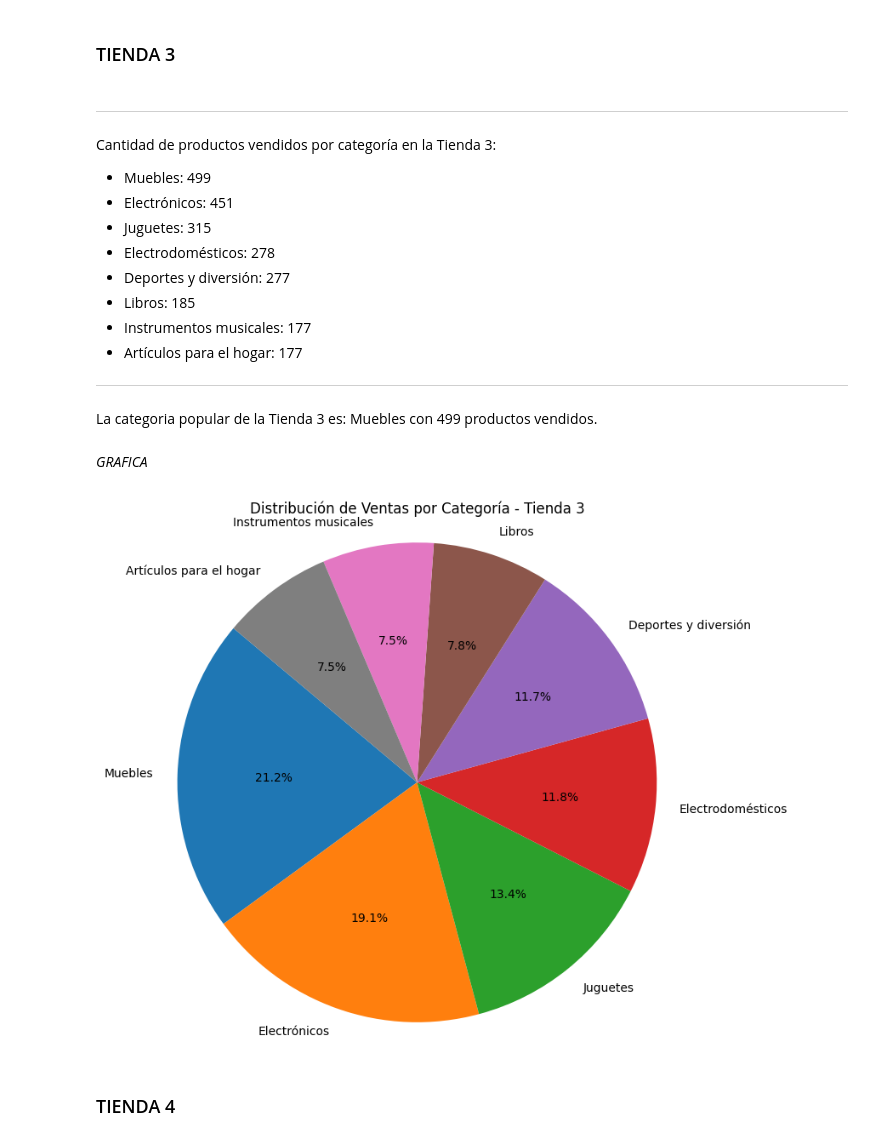
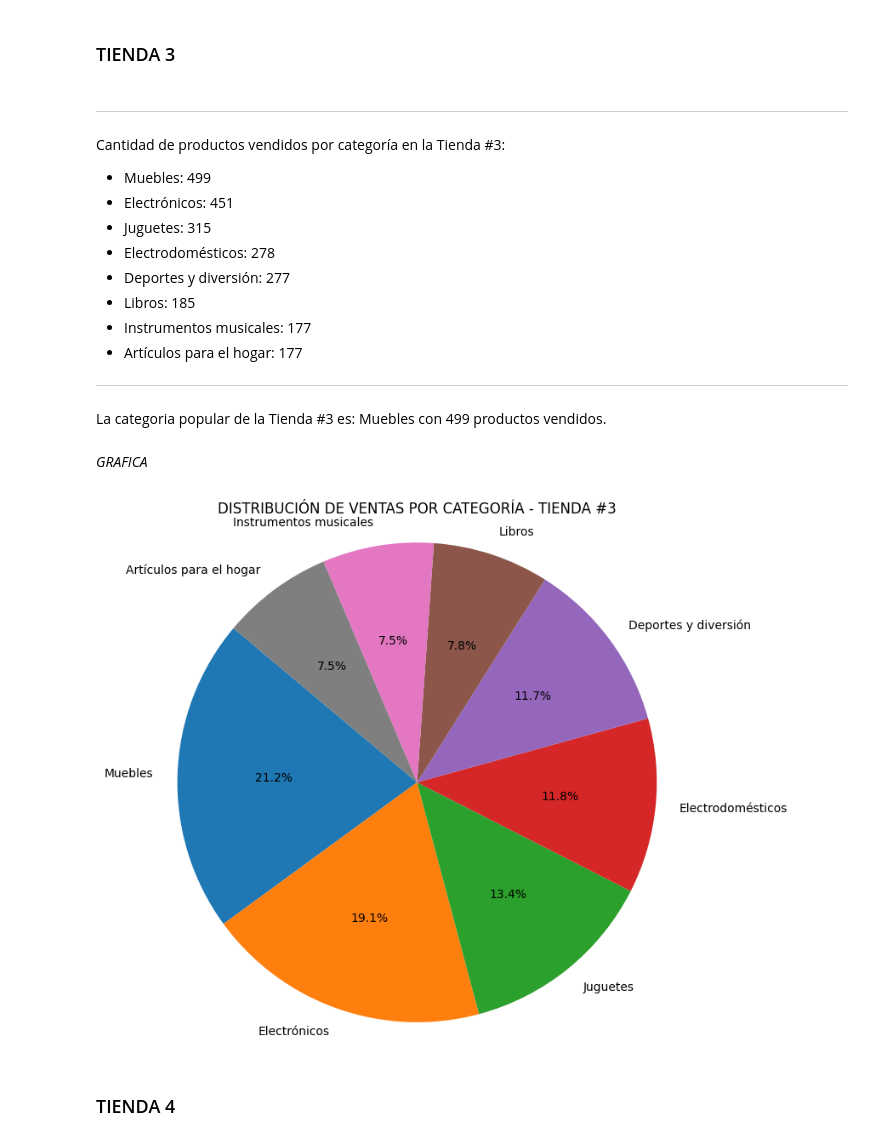
Before and after one commit to TWOD22/Alura-Store-Challenge, a Jupyter notebook: AluraStoreLatam.ipynb, the cells around one changed output. Saved outputs shown, nothing was run; the diff lists cells and outputs as text; code cells hidden in the pictures.

```diff
--- a/AluraStoreLatam.ipynb
+++ b/AluraStoreLatam.ipynb
@@ -556,7 +556,7 @@ plt.show()
 ---
 
 
-Cantidad de productos vendidos por categoría en la Tienda 3:
+Cantidad de productos vendidos por categoría en la Tienda #3:
 
 * Muebles:                    499
 * Electrónicos:               451
@@ -571,21 +571,21 @@ Cantidad de productos vendidos por categoría en la Tienda 3:
 ---
 
 
-La categoria popular de la Tienda 3 es: Muebles con 499 productos vendidos.
+La categoria popular de la Tienda #3 es: Muebles con 499 productos vendidos.
 # %% [markdown]
 *GRAFICA*
 # %%
 categorias_tienda3 = conteo_por_categoria_tienda3.index
 ventas_tienda3 = conteo_por_categoria_tienda3.values
 
 
 plt.figure(figsize=(8, 8))
 plt.pie(ventas_tienda3, labels=categorias_tienda3, autopct='%1.1f%%', startangle=140)
-plt.title('Distribución de Ventas por Categoría - Tienda 3')
+plt.title('DISTRIBUCIÓN DE VENTAS POR CATEGORÍA - TIENDA #3')
 plt.axis('equal')
 plt.show()
 # %% [output]
-[figure, old version]
+[figure, new version]
 # %% [markdown]
 ### TIENDA 4
 # %% [markdown]
```
Also changed, not shown: parts of 18 cells of this notebook.
